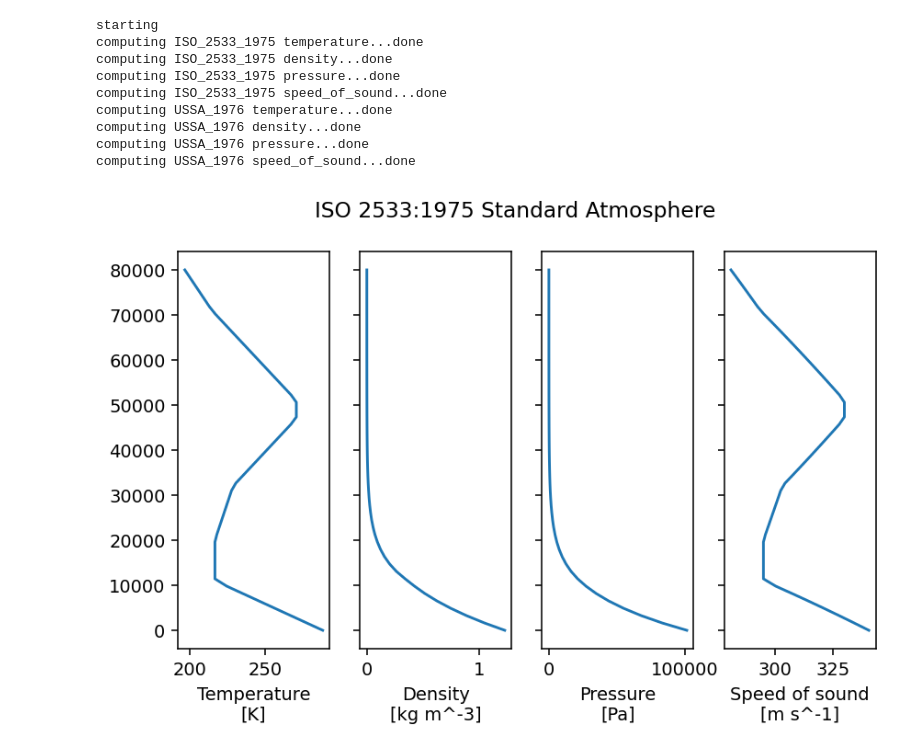
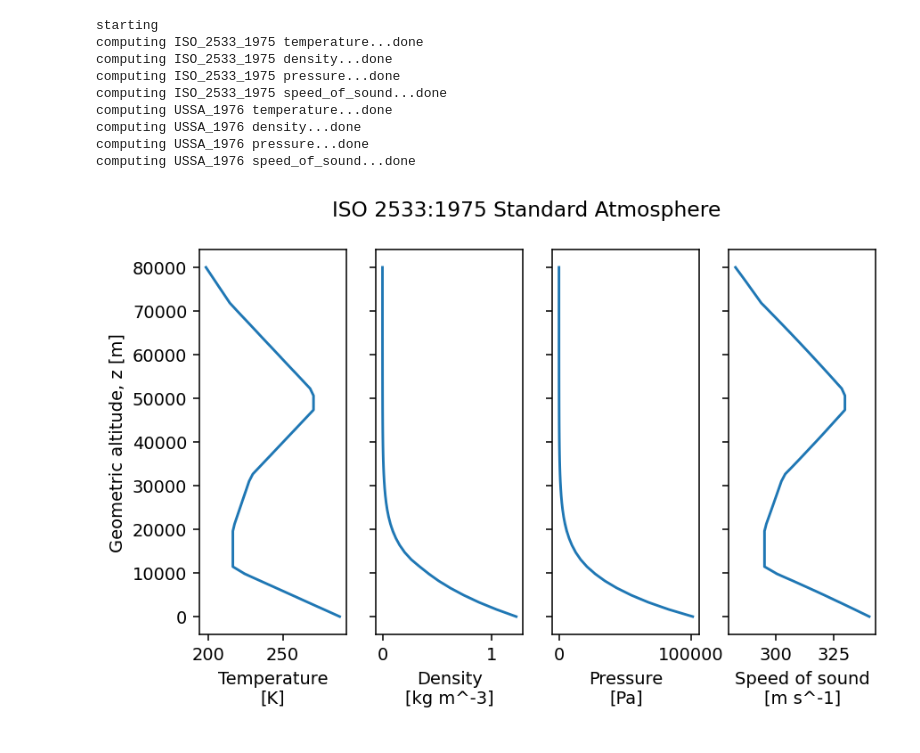
Before and after one commit to yaseen157/carpy, a Jupyter notebook: docs/source/demo/Static Atmosphere Models.ipynb, the cells around one changed output. Drawn from its saved outputs; the diff is of its cells as text; code cells hidden in the pictures.

Commit message:
Atmospheres now work in geometric altitudes

```diff
--- a/docs/source/demo/Static Atmosphere Models.ipynb
+++ b/docs/source/demo/Static Atmosphere Models.ipynb
@@ -4,40 +4,41 @@ import numpy as np
 from carpy.environment import atmospheres as atms
 from carpy.utility import Quantity
 # %%
-hs = Quantity(np.linspace(0, 80e3), "m")
+zs = Quantity(np.linspace(0, 80e3), "m")
 
 atmosphere_classes = {atms.ISA, atms.USSA_1976}
 print("starting")
 for atm_class in atmosphere_classes:
     atm_object = atm_class()
 
     methods_to_show = [
         "temperature",
         "density",
         "pressure",
         "speed_of_sound"
     ]
 
     fig, axs = plt.subplots(1, len(methods_to_show), figsize=(7, 4), sharey=True, dpi=140)
     fig.suptitle(atm_object)
     fig.subplots_adjust(wspace=0.2)
 
     for i, method_name in enumerate(methods_to_show):
         print(f"computing {atm_class.__name__} {method_name}", end="...")
-        result = getattr(atm_object, method_name)(h=hs)
-        axs[i].plot(result, hs)
+        result = getattr(atm_object, method_name)(z=zs)
+        axs[i].plot(result, zs)
         axs[i].set_xlabel(f"{method_name.replace('_', ' ').capitalize()}\n[{result.u}]")
         print("done")
+    axs[0].set_ylabel("Geometric altitude, z [m]")
 
 plt.show()
 # %% [output]
 starting
 computing ISO_2533_1975 temperature...done
 computing ISO_2533_1975 density...done
 computing ISO_2533_1975 pressure...done
 computing ISO_2533_1975 speed_of_sound...done
 computing USSA_1976 temperature...done
 computing USSA_1976 density...done
 computing USSA_1976 pressure...done
 computing USSA_1976 speed_of_sound...done
-[figure, old version]
+[figure, new version]
```
Also changed, not shown: parts of 1 cell of this notebook, 7 other files.
